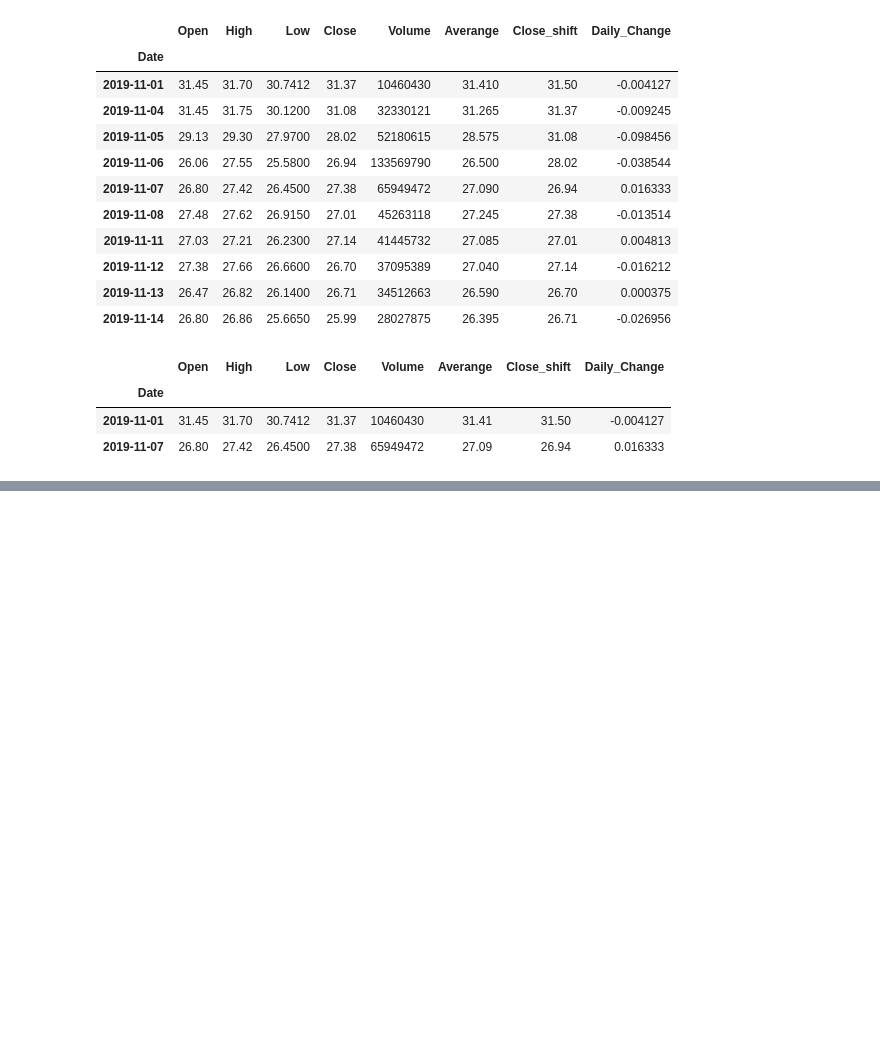
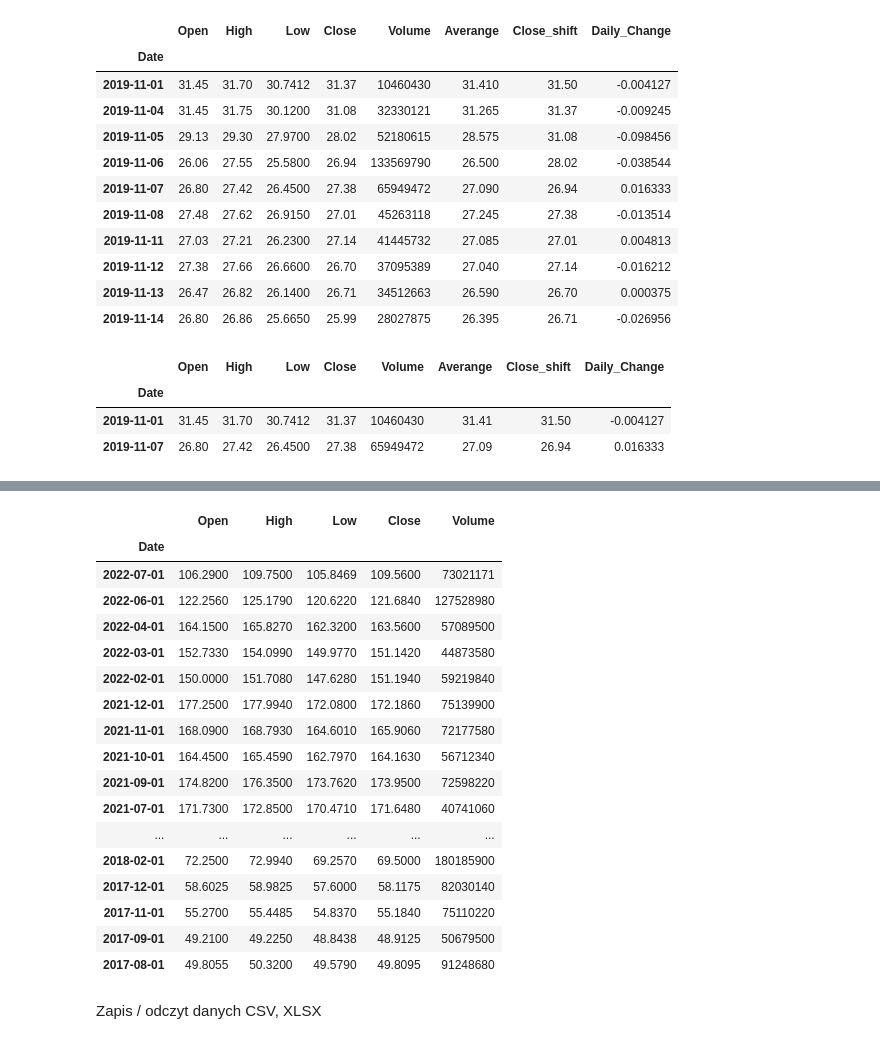
Before and after one commit to martynawl/data-science-bootcamp, a Jupyter notebook: 03_pandas.ipynb, the cells around one changed output, grey strips where cells are left out. Cells and saved outputs as stored; diff of their text form; code cells hidden in the pictures; blank space fills up the shorter version.

```diff
--- a/03_pandas.ipynb
+++ b/03_pandas.ipynb
@@ -1088,3 +1088,11 @@ df[(df.index == '2019-11-01') | (df.index == '2019-11-07')]
 | Date |  |  |  |  |  |  |  |  |
 | 2019-11-01 | 31.45 | 31.70 | 30.7412 | 31.37 | 10460430 | 31.41 | 31.50 | -0.004127 |
 | 2019-11-07 | 26.80 | 27.42 | 26.4500 | 27.38 | 65949472 | 27.09 | 26.94 | 0.016333 |
+# %%
+def fetch_financial_data(company='AMZN'):
+    """Pobiera dane dotyczące notowań spółek na giełdzie według symboli na serwisie stooq.pl"""
+    import pandas_datareader.data as web
+    return web.DataReader(name=company, data_source='stooq')
+
+df = fetch_financial_data()
+df.info()
@@ -1092,0 +1163,23 @@ df
+# %%
+df[df.index.day == 1]
+# %% [output]
+|  | Open | High | Low | Close | Volume |
+| Date |  |  |  |  |  |
+| 2022-07-01 | 106.2900 | 109.7500 | 105.8469 | 109.5600 | 73021171 |
+| 2022-06-01 | 122.2560 | 125.1790 | 120.6220 | 121.6840 | 127528980 |
+| 2022-04-01 | 164.1500 | 165.8270 | 162.3200 | 163.5600 | 57089500 |
+| 2022-03-01 | 152.7330 | 154.0990 | 149.9770 | 151.1420 | 44873580 |
+| 2022-02-01 | 150.0000 | 151.7080 | 147.6280 | 151.1940 | 59219840 |
+| 2021-12-01 | 177.2500 | 177.9940 | 172.0800 | 172.1860 | 75139900 |
+| 2021-11-01 | 168.0900 | 168.7930 | 164.6010 | 165.9060 | 72177580 |
+| 2021-10-01 | 164.4500 | 165.4590 | 162.7970 | 164.1630 | 56712340 |
+| 2021-09-01 | 174.8200 | 176.3500 | 173.7620 | 173.9500 | 72598220 |
+| 2021-07-01 | 171.7300 | 172.8500 | 170.4710 | 171.6480 | 40741060 |
+| ... | ... | ... | ... | ... | ... |
+| 2018-02-01 | 72.2500 | 72.9940 | 69.2570 | 69.5000 | 180185900 |
+| 2017-12-01 | 58.6025 | 58.9825 | 57.6000 | 58.1175 | 82030140 |
+| 2017-11-01 | 55.2700 | 55.4485 | 54.8370 | 55.1840 | 75110220 |
+| 2017-09-01 | 49.2100 | 49.2250 | 48.8438 | 48.9125 | 50679500 |
+| 2017-08-01 | 49.8055 | 50.3200 | 49.5790 | 49.8095 | 91248680 |
+# %% [markdown]
+Zapis / odczyt danych CSV, XLSX
```
Also changed, not shown: parts of 20 cells of this notebook.
